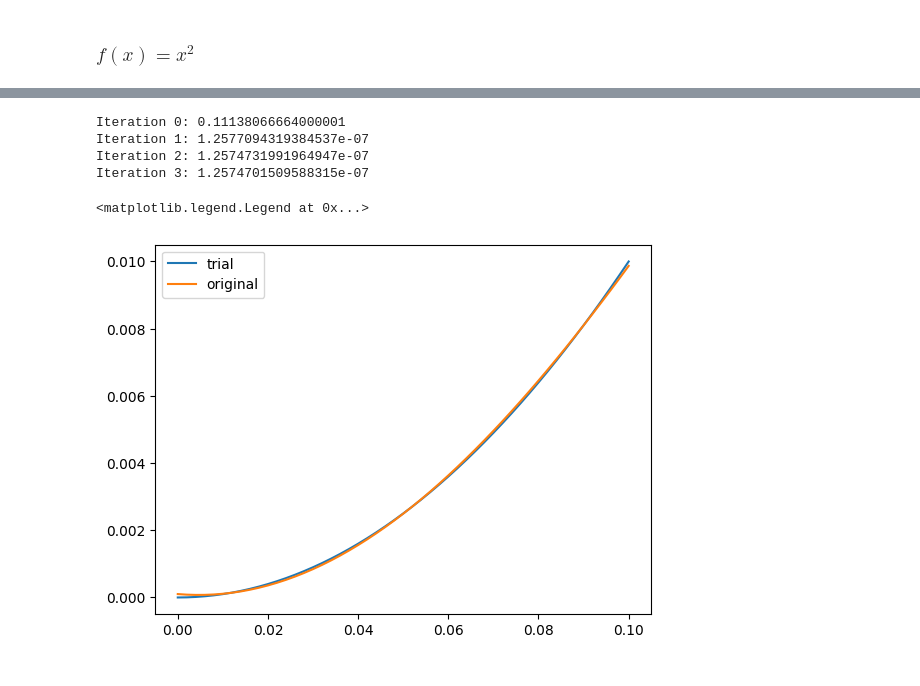
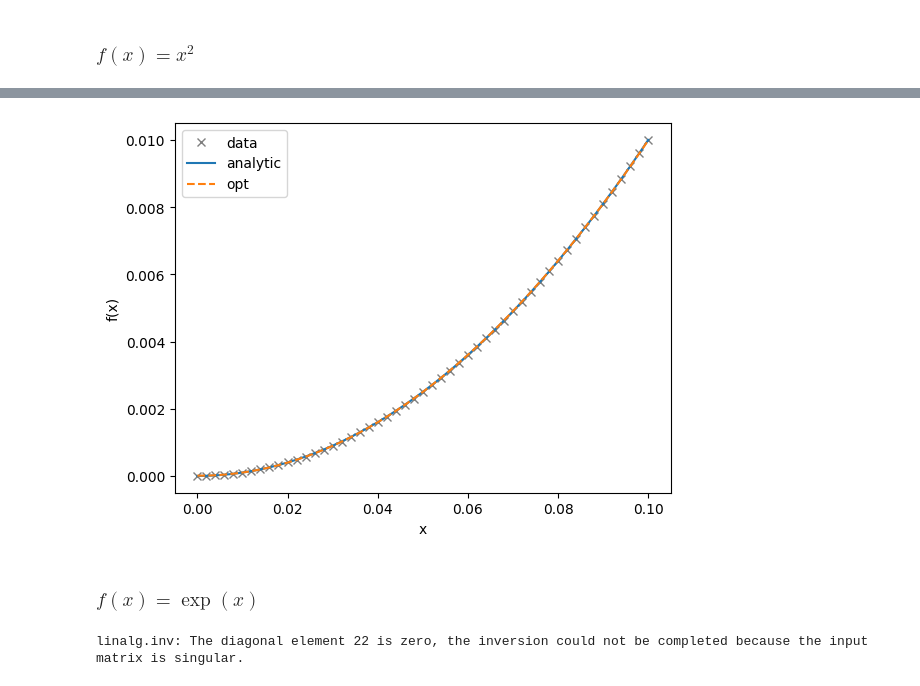
Before and after one commit to LeonardEyer/QKM, a Jupyter notebook: QKM.ipynb, the cells around one changed output, grey strips where cells are left out. Drawn from its saved outputs; the diff is of its cells as text; code cells hidden in the pictures.

```diff
--- a/QKM.ipynb
+++ b/QKM.ipynb
@@ -145,0 +229,9 @@ data = np.array([x, y])
+# %%
+k = K_simple_RX(8)
+f,_ = mmr_newton(data, k)
+
+compare_plot(f, lambda x: x**2, data, xs=np.linspace(0, 0.1, 100))
+# %% [output]
+[figure, added]
+# %% [markdown]
+### $f(x) = \exp(x)$
@@ -146,13 +242,11 @@ data = np.array([x, y])
 # %%
 k = K_classical(0.14)
-f = mmr_newton(data, k)
-plt.plot(x, y, label="trial")
-plt.plot(x, np.array([f(x) for x in x]), label="original")
-plt.legend()
+try:
+    f,_ = mmr_newton(data, k)
+    plt.plot(x, y, label="trial")
+    plt.plot(x, np.array([f(x) for x in x]), label="original")
+
+except RuntimeError as e:
+    print(e)
 # %% [output]
-Iteration 0: 0.11138066664000001
-Iteration 1: 1.2577094319384537e-07
-Iteration 2: 1.2574731991964947e-07
-Iteration 3: 1.2574701509588315e-07
+linalg.inv: The diagonal element 22 is zero, the inversion could not be completed because the input matrix is singular.
-<matplotlib.legend.Legend at 0x...>
-[figure, removed]
```
Also changed, not shown: parts of 17 cells of this notebook.
